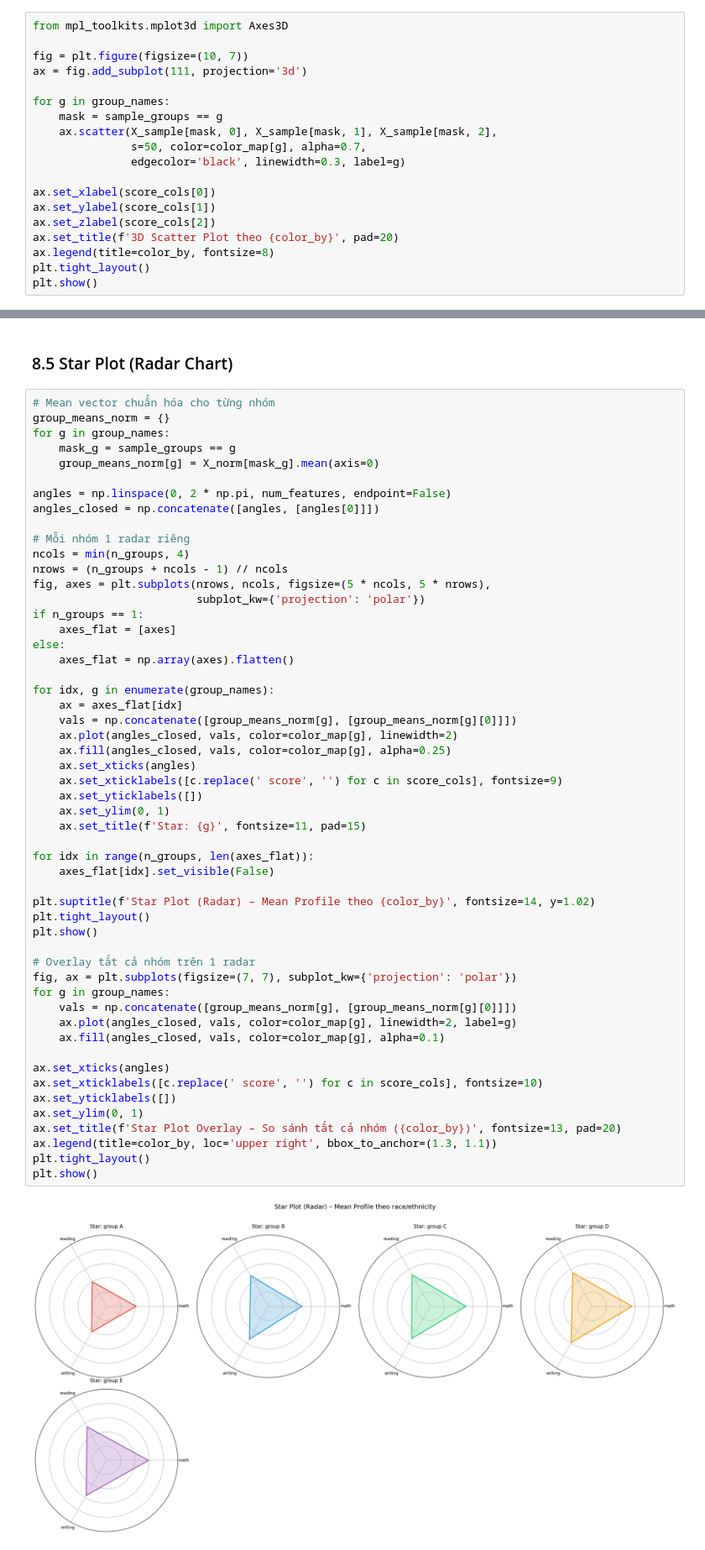
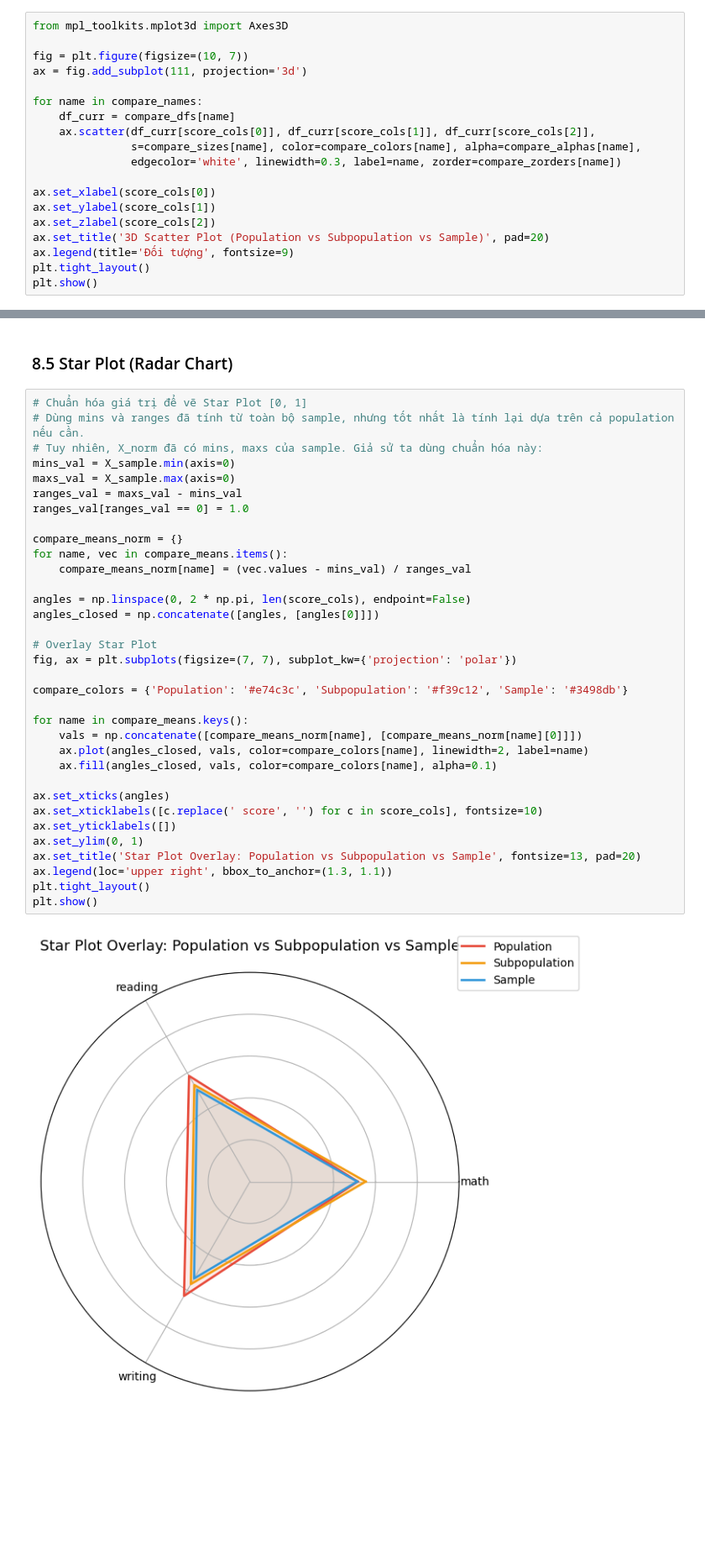
Before and after one commit to ntnthinh205/gk_msa, a Jupyter notebook: multivariate_statistics.ipynb, the cells around one changed output, grey strips where cells are left out. Shown at 84% size. Cells and saved outputs as stored; diff of their text form; blank space fills up the shorter version.

```diff
--- a/multivariate_statistics.ipynb
+++ b/multivariate_statistics.ipynb
@@ -3140,17 +3109,17 @@ from mpl_toolkits.mplot3d import Axes3D
 fig = plt.figure(figsize=(10, 7))
 ax = fig.add_subplot(111, projection='3d')
 
-for g in group_names:
-    mask = sample_groups == g
-    ax.scatter(X_sample[mask, 0], X_sample[mask, 1], X_sample[mask, 2],
-               s=50, color=color_map[g], alpha=0.7,
-               edgecolor='black', linewidth=0.3, label=g)
+for name in compare_names:
+    df_curr = compare_dfs[name]
+    ax.scatter(df_curr[score_cols[0]], df_curr[score_cols[1]], df_curr[score_cols[2]],
+               s=compare_sizes[name], color=compare_colors[name], alpha=compare_alphas[name],
+               edgecolor='white', linewidth=0.3, label=name, zorder=compare_zorders[name])
 
 ax.set_xlabel(score_cols[0])
 ax.set_ylabel(score_cols[1])
 ax.set_zlabel(score_cols[2])
-ax.set_title(f'3D Scatter Plot theo {color_by}', pad=20)
-ax.legend(title=color_by, fontsize=8)
+ax.set_title('3D Scatter Plot (Population vs Subpopulation vs Sample)', pad=20)
+ax.legend(title='Đối tượng', fontsize=9)
 plt.tight_layout()
 plt.show()
 # %% [output]
@@ -3218,57 +3177,38 @@ Mean vector theo từng nhóm:
 # %% [markdown]
 ### 8.5 Star Plot (Radar Chart)
 # %%
-# Mean vector chuẩn hóa cho từng nhóm
-group_means_norm = {}
-for g in group_names:
-    mask_g = sample_groups == g
-    group_means_norm[g] = X_norm[mask_g].mean(axis=0)
+# Chuẩn hóa giá trị để vẽ Star Plot [0, 1]
+# Dùng mins và ranges đã tính từ toàn bộ sample, nhưng tốt nhất là tính lại dựa trên cả population nếu cần.
+# Tuy nhiên, X_norm đã có mins, maxs của sample. Giả sử ta dùng chuẩn hóa này:
+mins_val = X_sample.min(axis=0)
+maxs_val = X_sample.max(axis=0)
+ranges_val = maxs_val - mins_val
+ranges_val[ranges_val == 0] = 1.0
 
-angles = np.linspace(0, 2 * np.pi, num_features, endpoint=False)
+compare_means_norm = {}
+for name, vec in compare_means.items():
+    compare_means_norm[name] = (vec.values - mins_val) / ranges_val
+
+angles = np.linspace(0, 2 * np.pi, len(score_cols), endpoint=False)
 angles_closed = np.concatenate([angles, [angles[0]]])
 
-# Mỗi nhóm 1 radar riêng
-ncols = min(n_groups, 4)
-nrows = (n_groups + ncols - 1) // ncols
-fig, axes = plt.subplots(nrows, ncols, figsize=(5 * ncols, 5 * nrows),
-                         subplot_kw={'projection': 'polar'})
-if n_groups == 1:
-    axes_flat = [axes]
-else:
-    axes_flat = np.array(axes).flatten()
+# Overlay Star Plot
+fig, ax = plt.subplots(figsize=(7, 7), subplot_kw={'projection': 'polar'})
 
-for idx, g in enumerate(group_names):
-    ax = axes_flat[idx]
-    vals = np.concatenate([group_means_norm[g], [group_means_norm[g][0]]])
-    ax.plot(angles_closed, vals, color=color_map[g], linewidth=2)
-    ax.fill(angles_closed, vals, color=color_map[g], alpha=0.25)
-    ax.set_xticks(angles)
-    ax.set_xticklabels([c.replace(' score', '') for c in score_cols], fontsize=9)
-    ax.set_yticklabels([])
-    ax.set_ylim(0, 1)
-    ax.set_title(f'Star: {g}', fontsize=11, pad=15)
+compare_colors = {'Population': '#e74c3c', 'Subpopulation': '#f39c12', 'Sample': '#3498db'}
 
-for idx in range(n_groups, len(axes_flat)):
-    axes_flat[idx].set_visible(False)
-
-plt.suptitle(f'Star Plot (Radar) – Mean Profile theo {color_by}', fontsize=14, y=1.02)
-plt.tight_layout()
-plt.show()
-
-# Overlay tất cả nhóm trên 1 radar
-fig, ax = plt.subplots(figsize=(7, 7), subplot_kw={'projection': 'polar'})
-for g in group_names:
-    vals = np.concatenate([group_means_norm[g], [group_means_norm[g][0]]])
-    ax.plot(angles_closed, vals, color=color_map[g], linewidth=2, label=g)
-    ax.fill(angles_closed, vals, color=color_map[g], alpha=0.1)
+for name in compare_means.keys():
+    vals = np.concatenate([compare_means_norm[name], [compare_means_norm[name][0]]])
+    ax.plot(angles_closed, vals, color=compare_colors[name], linewidth=2, label=name)
+    ax.fill(angles_closed, vals, color=compare_colors[name], alpha=0.1)
 
 ax.set_xticks(angles)
 ax.set_xticklabels([c.replace(' score', '') for c in score_cols], fontsize=10)
 ax.set_yticklabels([])
 ax.set_ylim(0, 1)
-ax.set_title(f'Star Plot Overlay – So sánh tất cả nhóm ({color_by})', fontsize=13, pad=20)
-ax.legend(title=color_by, loc='upper right', bbox_to_anchor=(1.3, 1.1))
+ax.set_title('Star Plot Overlay: Population vs Subpopulation vs Sample', fontsize=13, pad=20)
+ax.legend(loc='upper right', bbox_to_anchor=(1.3, 1.1))
 plt.tight_layout()
 plt.show()
 # %% [output]
-[figure, old version]
+[figure, new version]
```
Also changed, not shown: parts of 10 cells of this notebook, 6 other files.
